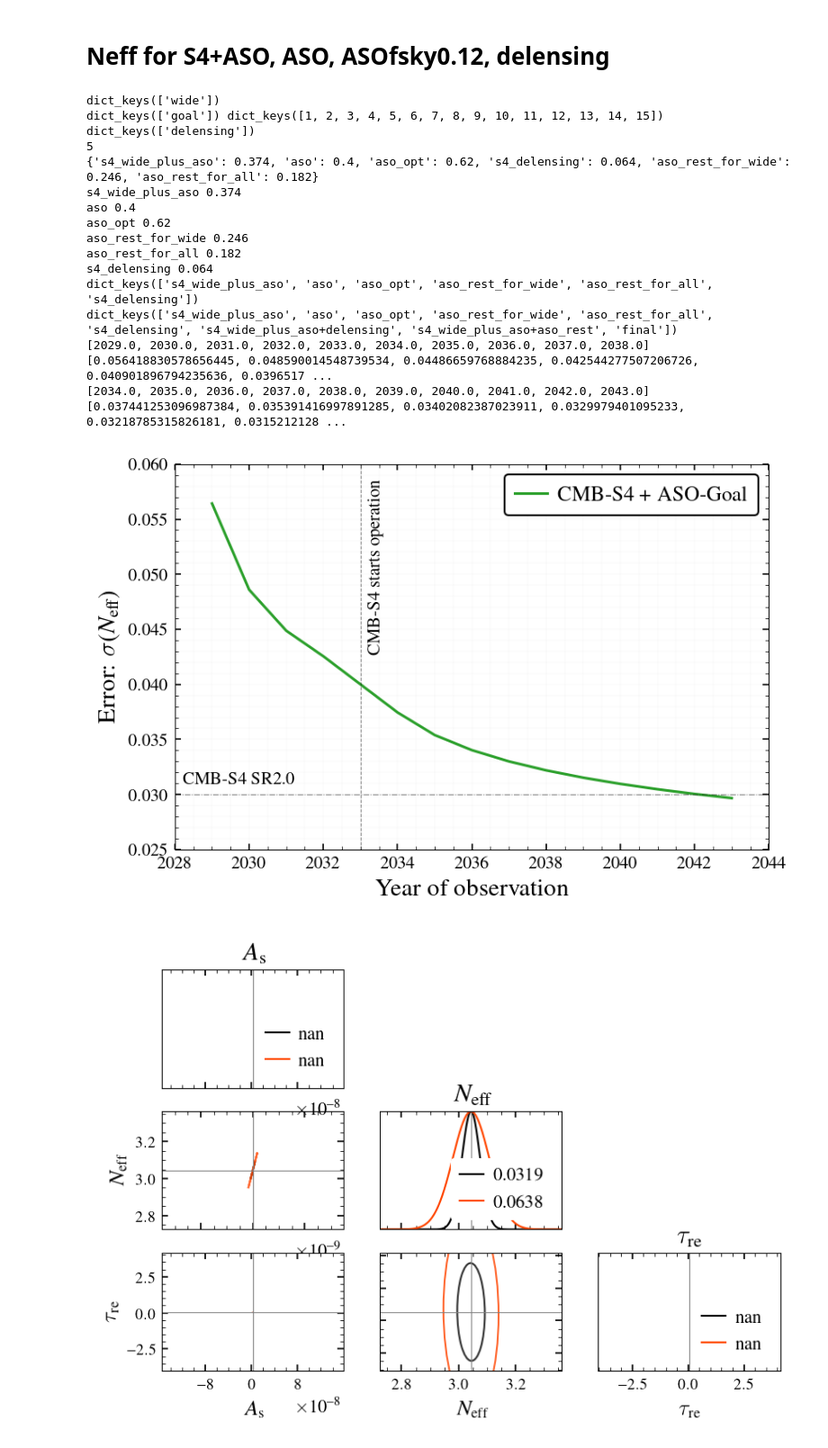
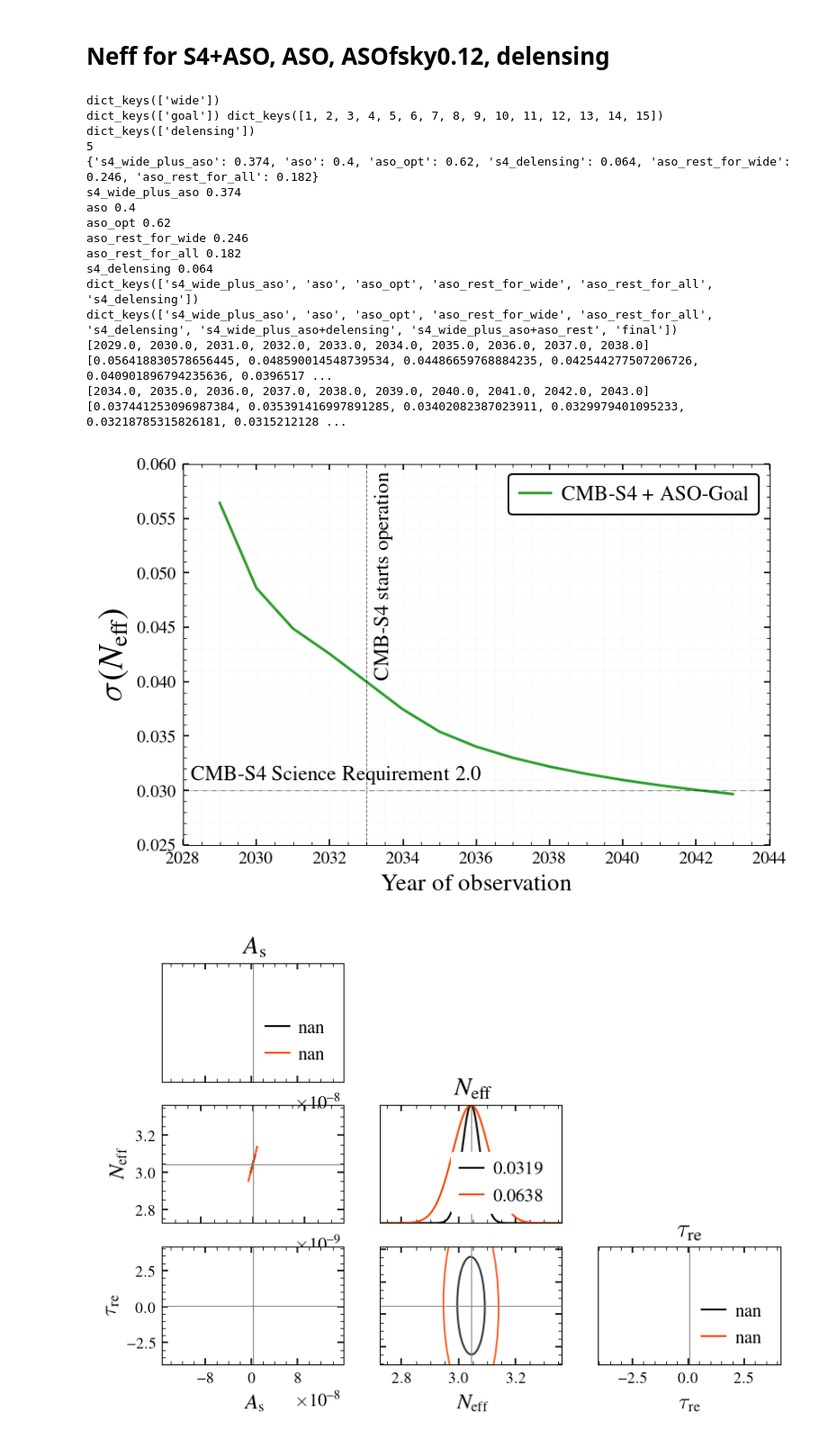
Before and after one commit to sriniraghunathan/cmb_s4_all_chile_optimisation_2025_05, a Jupyter notebook: make_neff_plots.ipynb, the cells around one changed output. Shown at 90% size. Saved outputs shown, nothing was run; the diff lists cells and outputs as text; code cells hidden in the pictures.

```diff
--- a/make_neff_plots.ipynb
+++ b/make_neff_plots.ipynb
@@ -274,38 +274,38 @@ for keyname in pl_specs_dic:
     if keyname not in connect_surveys:
         plot(xarr, yarr, color = colorval, ls = lsval, lw = 1.5)#, label = labval)#, marker = 'o')
 plot(connected_xarr, connected_yarr, color = colorval, label = labval, ls = lsval, lw = 1.5)#, marker = 'o')
 
 axhline(0.03, lw = 0.5, alpha = 0.5, ls = '-.')
-text(actual_stat_year_for_aso + .2, 0.031, r'CMB-S4 SR2.0')
+text(actual_stat_year_for_aso + .2, 0.031, r'CMB-S4 Science Requirement 2.0', fontsize = fsval-2)
 axvline( actual_stat_year_for_s4, lw = 0.5, alpha = 0.5, ls = '--')
-text(actual_stat_year_for_s4 + .2, 0.043, r'CMB-S4 starts operation', rotation = 90.)
+text(actual_stat_year_for_s4 + .2, 0.0405, r'CMB-S4 starts operation', rotation = 90., fontsize = fsval-2)
 ylim( ymin, ymax )
 xlim( xmin, xmax )
 legend(loc = 1, fontsize = fsval-2, ncol = 1, framealpha = 1., columnspacing = 0.5, handletextpad = 0.5, handlelength = 1.5)
-ylabel(r'Error: $\sigma(N_{\rm eff})$', fontsize = fsval)
-xlabel(r'Year of observation', fontsize = fsval )
+ylabel(r'$\sigma(N_{\rm eff})$', fontsize = fsval + 6)
+xlabel(r'Year of observation', fontsize = fsval + 2 )
 #title(r'%s' %(title_str), fontsize = fsval + 2)
 grid(True, which = 'both', axis = 'both', lw = 0.2, alpha = 0.05)
 plname = 'plots/neff_final.pdf'
 savefig(plname, dpi = 200.)
 show()
 # %% [output]
 dict_keys(['wide'])
 dict_keys(['goal']) dict_keys([1, 2, 3, 4, 5, 6, 7, 8, 9, 10, 11, 12, 13, 14, 15])
 dict_keys(['delensing'])
 5
 {'s4_wide_plus_aso': 0.374, 'aso': 0.4, 'aso_opt': 0.62, 's4_delensing': 0.064, 'aso_rest_for_wide': 0.246, 'aso_rest_for_all': 0.182}
 s4_wide_plus_aso 0.374
 aso 0.4
 aso_opt 0.62
 aso_rest_for_wide 0.246
 aso_rest_for_all 0.182
 s4_delensing 0.064
 dict_keys(['s4_wide_plus_aso', 'aso', 'aso_opt', 'aso_rest_for_wide', 'aso_rest_for_all', 's4_delensing'])
 dict_keys(['s4_wide_plus_aso', 'aso', 'aso_opt', 'aso_rest_for_wide', 'aso_rest_for_all', 's4_delensing', 's4_wide_plus_aso+delensing', 's4_wide_plus_aso+aso_rest', 'final'])
 [2029.0, 2030.0, 2031.0, 2032.0, 2033.0, 2034.0, 2035.0, 2036.0, 2037.0, 2038.0] [0.056418830578656445, 0.048590014548739534, 0.04486659768884235, 0.042544277507206726, 0.040901896794235636, 0.0396517 ...
 [2034.0, 2035.0, 2036.0, 2037.0, 2038.0, 2039.0, 2040.0, 2041.0, 2042.0, 2043.0] [0.037441253096987384, 0.035391416997891285, 0.03402082387023911, 0.0329979401095233, 0.03218785315826181, 0.0315212128 ...
-[figure, old version]
+[figure, new version]
 # %%
 param_dict = {}
 param_dict['A_s'] = 2.1e-9
```
